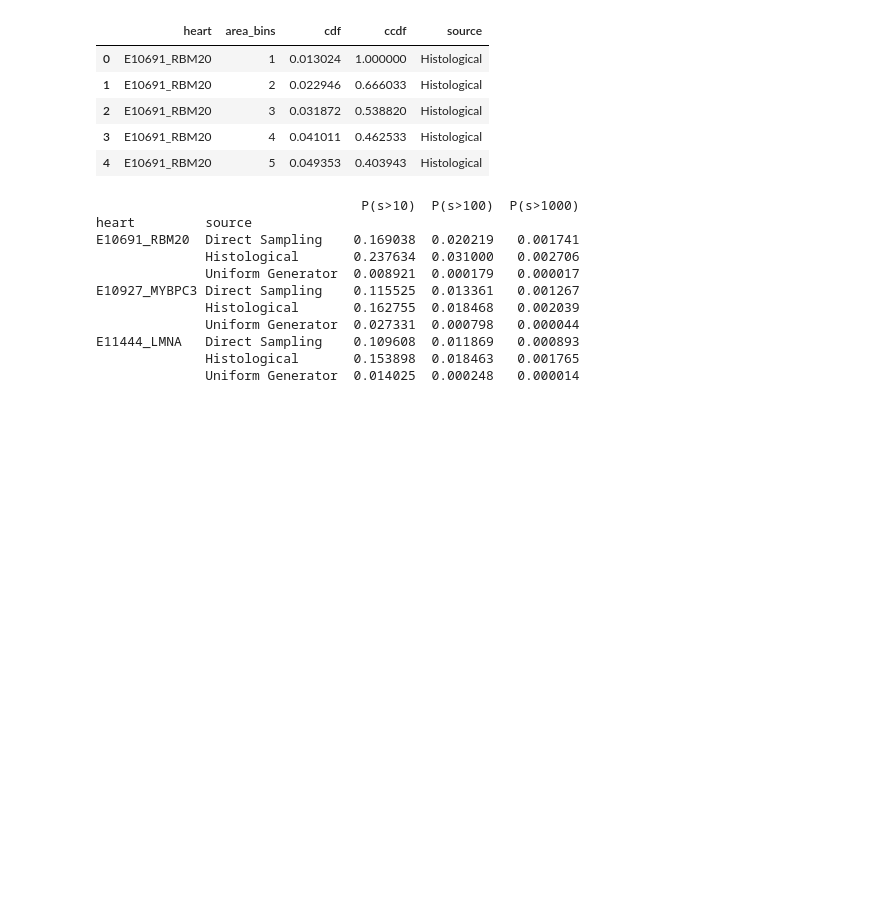
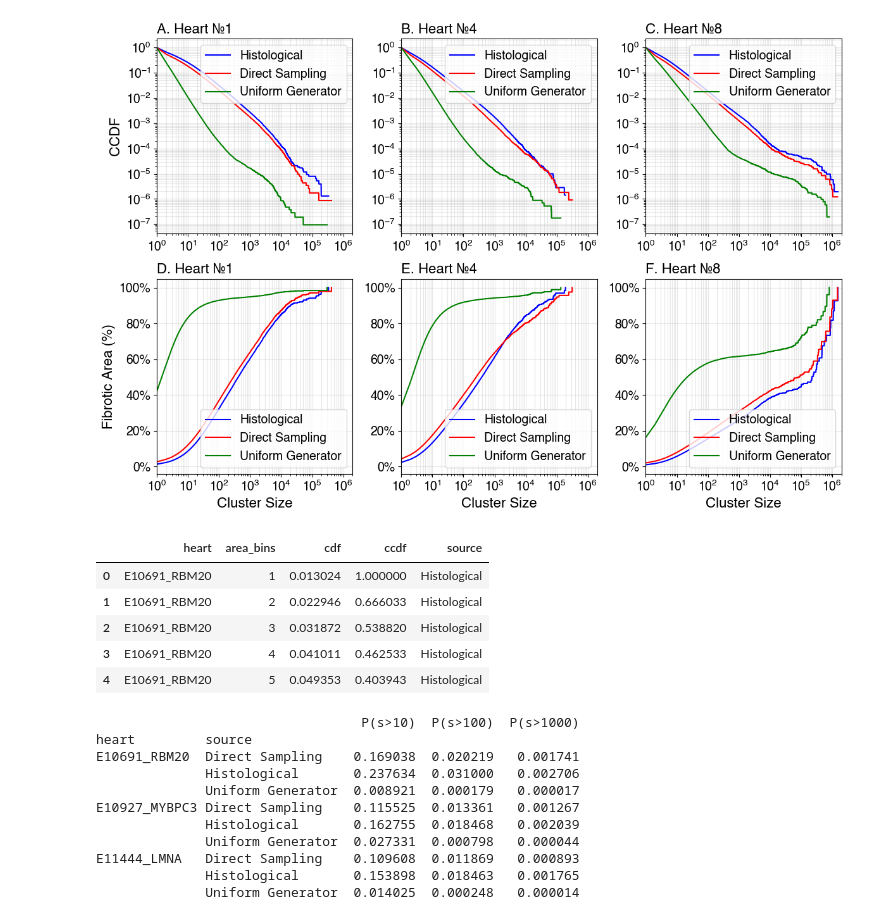
Before and after one commit to AOkenov/FibrosisAnalysis, a Jupyter notebook: paperfigures/cluster_size.ipynb, the cells around one changed output. Drawn from its saved outputs; the diff is of its cells as text; code cells hidden in the pictures; blank space fills up the shorter version.

```diff
--- a/paperfigures/cluster_size.ipynb
+++ b/paperfigures/cluster_size.ipynb
@@ -231,3 +182,63 @@ plt.show()
+# %%
+plt.rcParams.update({'font.family': 'Helvetica'})
+
+titles = [['A. Heart №1', 'B. Heart №4', 'C. Heart №8'],
+          ['D. Heart №1', 'E. Heart №4', 'F. Heart №8']]
+COLORS = {'Histological': 'blue',
+          'Direct Sampling': 'red',
+          'Uniform Generator': 'green'}
+
+fig, axs = plt.subplots(ncols=3, nrows=2, figsize=(12, 8), sharex=False)
+
+for ax in axs[0]:
+    ax.sharey(axs[0, 0])
+
+for ax in axs[1]:
+    ax.sharey(axs[1, 0])
+
+for i, heart in enumerate(hearts):
+
+    df = {'Histological': data[heart],
+          'Uniform Generator': data_gen[heart],
+          'Direct Sampling': data_ds[heart]}
+
+    for k in ['Histological', 'Direct Sampling', 'Uniform Generator']:
+        v = df[k]
+        draw_ccdf(v, axs[0, i], color=COLORS[k], label=k)
+        draw_area_cdf(v, axs[1, i], color=COLORS[k], label=k)
+
+
+for i in range(2):
+    for j in range(3):
+        axs[i, j].set_title(titles[i][j], loc='left', fontsize=16)
+
+for ax in axs.flat:
+    ax.grid(True, alpha=0.3, which='both')
+    ax.set_xlim(1, 2e6)
+
+for ax in axs[0]:
+    ax.legend(loc='upper right', fontsize=14)
+
+for ax in axs[1]:
+    ax.legend(loc='lower right', fontsize=14)
+
+axs[0, 0].set_ylabel('CCDF', fontsize=16)
+
+axs[1, 0].yaxis.set_major_formatter(ticker.PercentFormatter(xmax=1, decimals=0))
+axs[1, 0].set_ylabel('Fibrotic Area (%)', fontsize=16)
+
+
+for i in range(3):
+    axs[0, i].set_xlabel('')
+
+# plt.subplots_adjust(top=0.8, bottom=0.05, right=0.9, left=0.05,
+#                     wspace=0.05, hspace=0.15)
+# fig.legend([line, line_gen], ['Histological', 'Uniform Generator'],
+#            loc='upper center', ncol=2, prop={'size': 10})
+plt.tight_layout()
+plt.show()
+# %% [output]
+[figure, added]
 # %%
 path_save = Path('/Users/arstanbek/Projects/FibrosisAnalysis/paperfigures/figures')
 fig.savefig(path_save.joinpath('cluster_size.png'),
```
Also changed, not shown: parts of 2 cells of this notebook, 21 other files.
